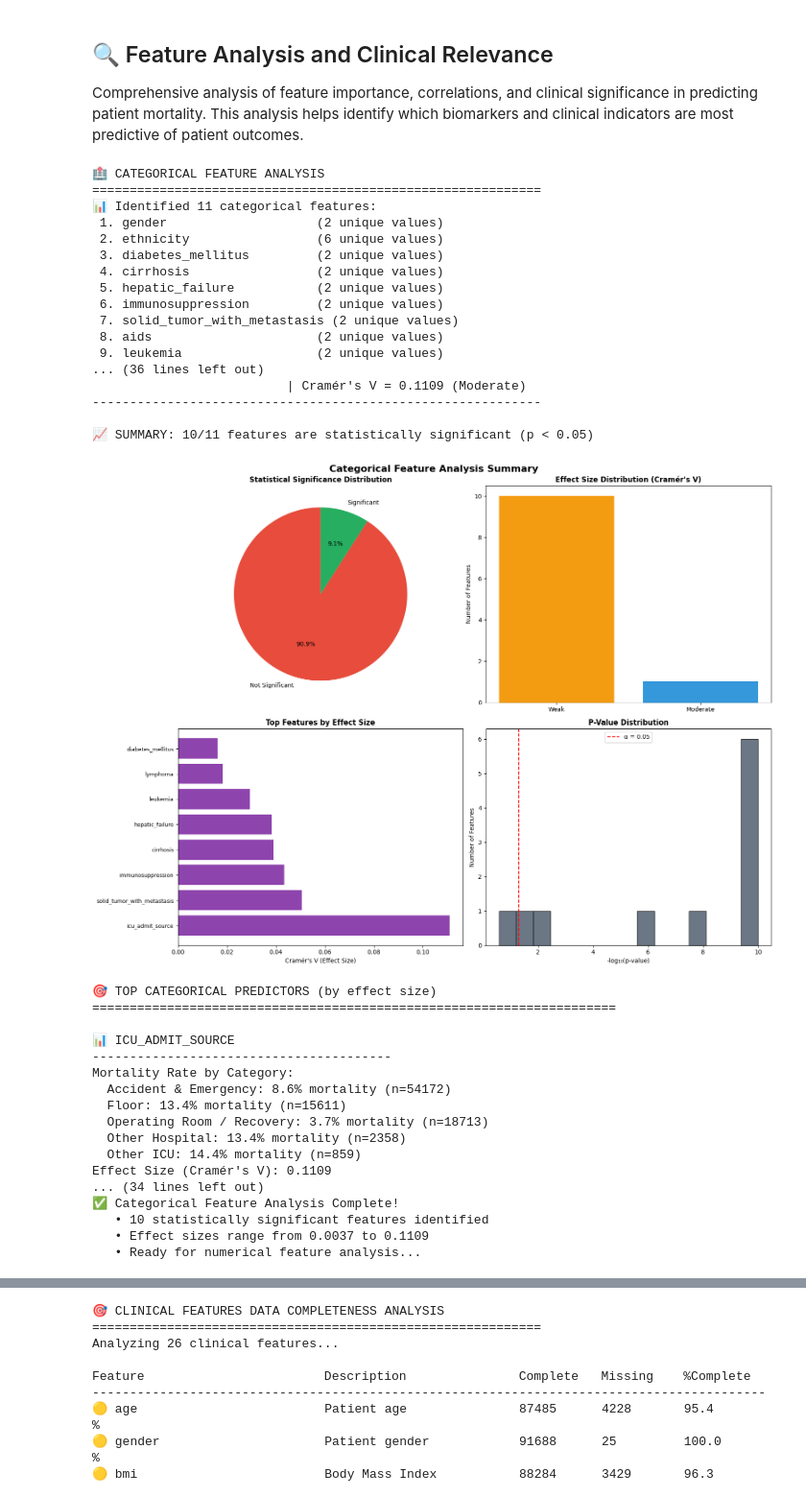
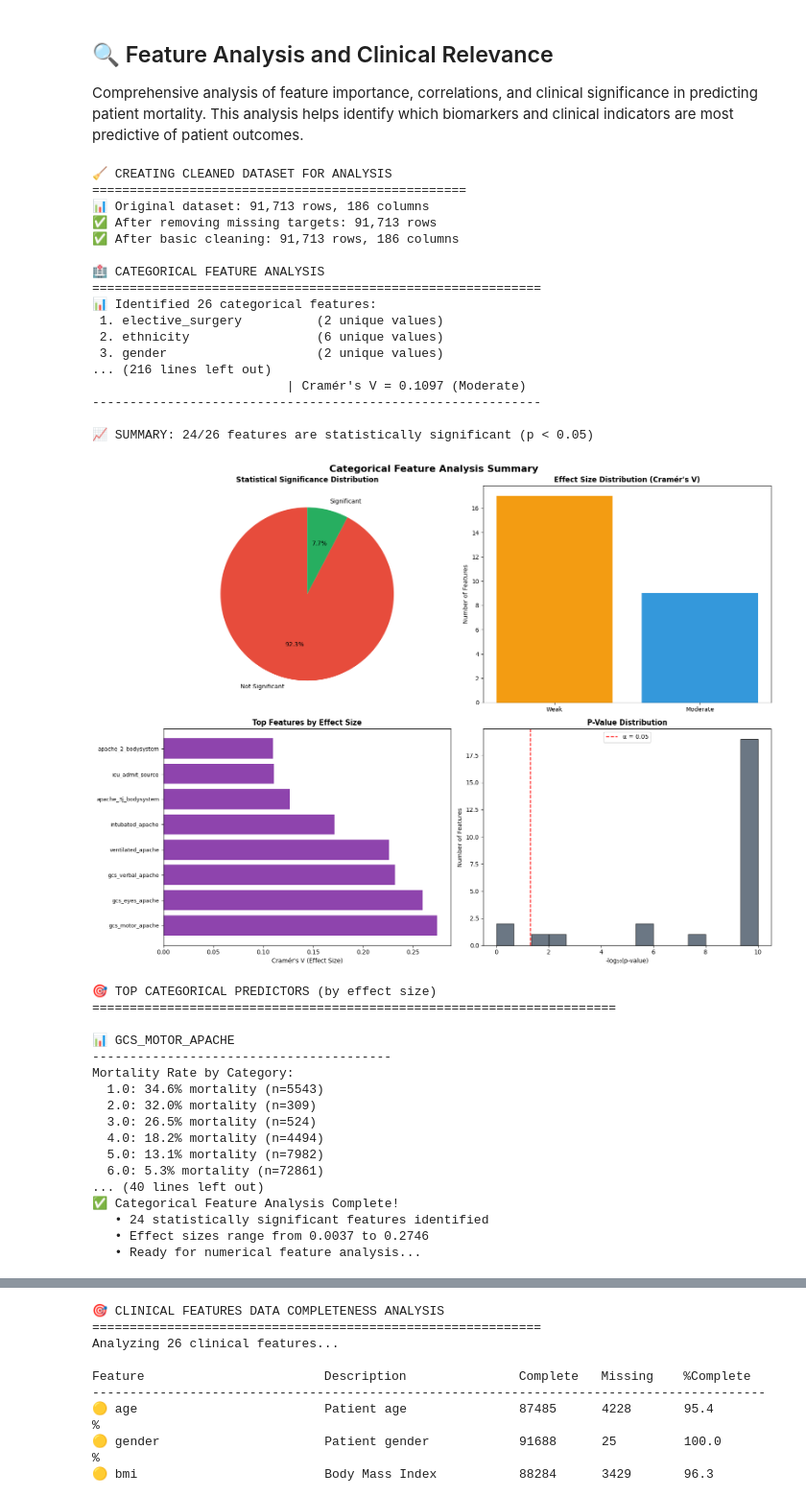
Before and after one commit to Quinn-Gainey/CS513-icu-mortality, a Jupyter notebook: dataset_overview.ipynb, the cells around one changed output, grey strips where cells are left out. Shown at 96% size. Drawn from its saved outputs; the diff is of its cells as text; code cells hidden in the pictures.

```diff
--- a/dataset_overview.ipynb
+++ b/dataset_overview.ipynb
@@ -602,7 +603,36 @@ from scipy.stats import pearsonr, spearmanr
 import warnings
 warnings.filterwarnings('ignore')
 
-print("🏥 CATEGORICAL FEATURE ANALYSIS")
+# Create cleaned dataset for analysis
+print("🧹 CREATING CLEANED DATASET FOR ANALYSIS")
+print("=" * 50)
+
+# Start with the original dataframe
+df_clean = df.copy()
+
+# Basic cleaning steps
+print(f"📊 Original dataset: {len(df_clean):,} rows, {len(df_clean.columns)} columns")
+
+# Remove rows with missing target variable
+if 'hospital_death' in df_clean.columns:
+    df_clean = df_clean.dropna(subset=['hospital_death'])
+    print(f"✅ After removing missing targets: {len(df_clean):,} rows")
+
+# Fill missing values for key numeric columns with median
+numeric_cols = df_clean.select_dtypes(include=[np.number]).columns
+for col in numeric_cols:
+    if col != 'hospital_death' and df_clean[col].isnull().sum() > 0:
+        df_clean[col] = df_clean[col].fillna(df_clean[col].median())
+
+# Fill missing values for categorical columns with mode
+categorical_cols = df_clean.select_dtypes(include=['object', 'category']).columns
+for col in categorical_cols:
+    if df_clean[col].isnull().sum() > 0:
+        df_clean[col] = df_clean[col].fillna(df_clean[col].mode()[0])
+
+print(f"✅ After basic cleaning: {len(df_clean):,} rows, {len(df_clean.columns)} columns")
+
+print("\n🏥 CATEGORICAL FEATURE ANALYSIS")
 print("=" * 60)
 
 # Identify categorical features in the clean dataset
@@ -724,62 +754,62 @@ print("\n🎯 TOP CATEGORICAL PREDICTORS (by effect size)")
 print("=" * 70)
 
 top_categorical = categorical_df.nlargest(5, 'Cramers_V')
 for idx, row in top_categorical.iterrows():
     feature = row['Feature']
     print(f"\n📊 {feature.upper()}")
     print("-" * 40)
 
     # Cross-tabulation with mortality
     crosstab = pd.crosstab(df_clean[feature], df_clean['hospital_death'], normalize='index') * 100
 
     print("Mortality Rate by Category:")
     for category in crosstab.index:
         mortality_rate = crosstab.loc[category, 1] if 1 in crosstab.columns else 0
         sample_size = (df_clean[feature] == category).sum()
         print(f"  {category}: {mortality_rate:.1f}% mortality (n={sample_size})")
 
     print(f"Effect Size (Cramér's V): {row['Cramers_V']:.4f}")
     print(f"Statistical Significance: p = {row['P_Value']:.2e}")
 
 print(f"\n✅ Categorical Feature Analysis Complete!")
 print(f"   • {len(significant_features)} statistically significant features identified")
 print(f"   • Effect sizes range from {categorical_df['Cramers_V'].min():.4f} to {categorical_df['Cramers_V'].max():.4f}")
 print(f"   • Ready for numerical feature analysis...")
 # %% [output]
+🧹 CREATING CLEANED DATASET FOR ANALYSIS
+==================================================
+📊 Original dataset: 91,713 rows, 186 columns
+✅ After removing missing targets: 91,713 rows
+✅ After basic cleaning: 91,713 rows, 186 columns
+
 🏥 CATEGORICAL FEATURE ANALYSIS
 ============================================================
-📊 Identified 11 categorical features:
- 1. gender                    (2 unique values)
+📊 Identified 26 categorical features:
+ 1. elective_surgery          (2 unique values)
  2. ethnicity                 (6 unique values)
- 3. diabetes_mellitus         (2 unique values)
- 4. cirrhosis                 (2 unique values)
- 5. hepatic_failure           (2 unique values)
- 6. immunosuppression         (2 unique values)
- 7. solid_tumor_with_metastasis (2 unique values)
- 8. aids                      (2 unique values)
- 9. leukemia                  (2 unique values)
-... (36 lines left out)
-                          | Cramér's V = 0.1109 (Moderate)
+ 3. gender                    (2 unique values)
+... (216 lines left out)
+                          | Cramér's V = 0.1097 (Moderate)
 ------------------------------------------------------------
 
-📈 SUMMARY: 10/11 features are statistically significant (p < 0.05)
+📈 SUMMARY: 24/26 features are statistically significant (p < 0.05)
-[figure, old version]
+[figure, new version]
 🎯 TOP CATEGORICAL PREDICTORS (by effect size)
 ======================================================================
 
-📊 ICU_ADMIT_SOURCE
+📊 GCS_MOTOR_APACHE
 ----------------------------------------
 Mortality Rate by Category:
-  Accident & Emergency: 8.6% mortality (n=54172)
-  Floor: 13.4% mortality (n=15611)
-  Operating Room / Recovery: 3.7% mortality (n=18713)
-  Other Hospital: 13.4% mortality (n=2358)
-  Other ICU: 14.4% mortality (n=859)
-Effect Size (Cramér's V): 0.1109
-... (34 lines left out)
+  1.0: 34.6% mortality (n=5543)
+  2.0: 32.0% mortality (n=309)
+  3.0: 26.5% mortality (n=524)
+  4.0: 18.2% mortality (n=4494)
+  5.0: 13.1% mortality (n=7982)
+  6.0: 5.3% mortality (n=72861)
+... (40 lines left out)
 ✅ Categorical Feature Analysis Complete!
-   • 10 statistically significant features identified
-   • Effect sizes range from 0.0037 to 0.1109
+   • 24 statistically significant features identified
+   • Effect sizes range from 0.0037 to 0.2746
    • Ready for numerical feature analysis...
 # %%
 # Comprehensive Numerical Feature Analysis
```
Also changed, not shown: parts of 18 cells of this notebook.
